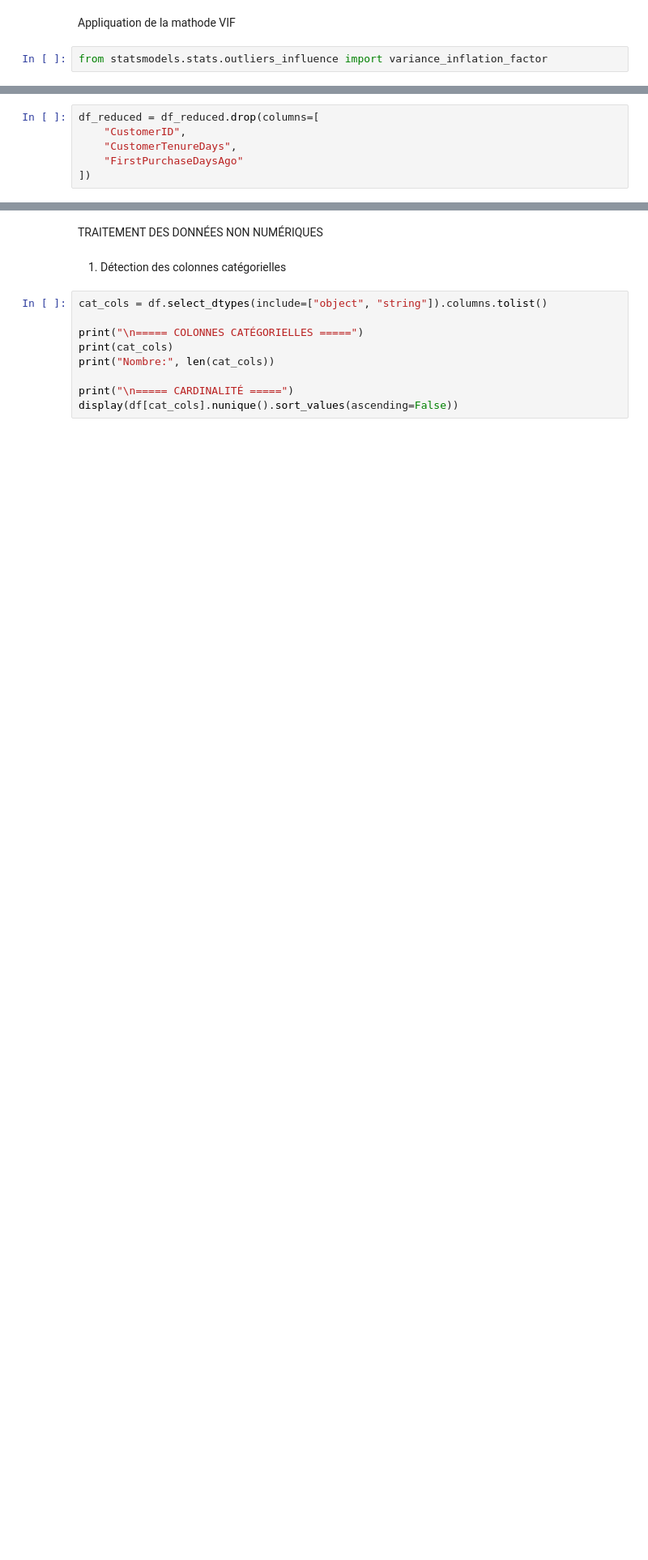
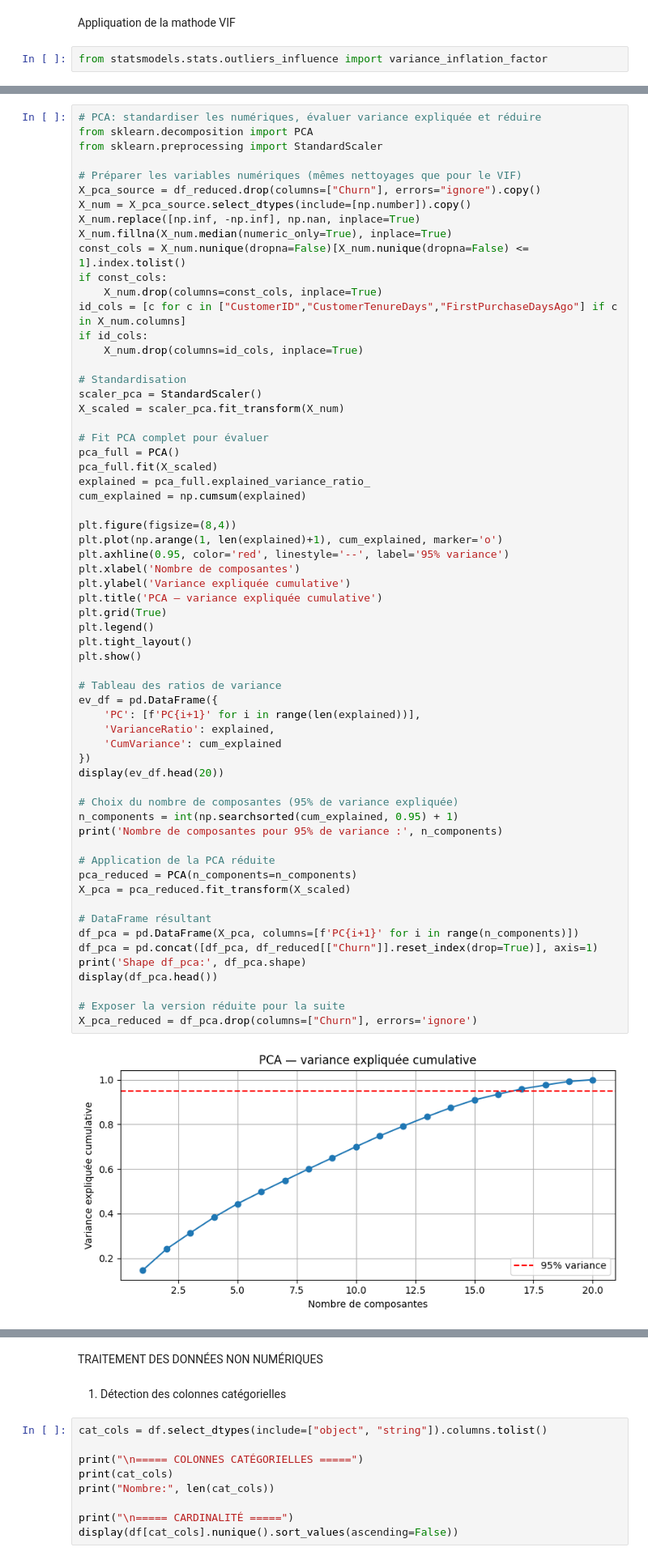
Before and after one commit to MedAyoubBenAyed/projet_ml_retail, a Jupyter notebook: notebooks/01_data_exploration.ipynb, the cells around one changed output, grey strips where cells are left out. Shown at 81% size. Cells and saved outputs as stored; diff of their text form; blank space fills up the shorter version.

```diff
--- a/notebooks/01_data_exploration.ipynb
+++ b/notebooks/01_data_exploration.ipynb
@@ -395,6 +518,0 @@ display(vif_data)
-# %%
-df_reduced = df_reduced.drop(columns=[
-    "CustomerID",
-    "CustomerTenureDays",
-    "FirstPurchaseDaysAgo"
-])
@@ -446,0 +523,64 @@ display(vif_data)
+# %%
+# PCA: standardiser les numériques, évaluer variance expliquée et réduire
+from sklearn.decomposition import PCA
+from sklearn.preprocessing import StandardScaler
+
+# Préparer les variables numériques (mêmes nettoyages que pour le VIF)
+X_pca_source = df_reduced.drop(columns=["Churn"], errors="ignore").copy()
+X_num = X_pca_source.select_dtypes(include=[np.number]).copy()
+X_num.replace([np.inf, -np.inf], np.nan, inplace=True)
+X_num.fillna(X_num.median(numeric_only=True), inplace=True)
+const_cols = X_num.nunique(dropna=False)[X_num.nunique(dropna=False) <= 1].index.tolist()
+if const_cols:
+    X_num.drop(columns=const_cols, inplace=True)
+id_cols = [c for c in ["CustomerID","CustomerTenureDays","FirstPurchaseDaysAgo"] if c in X_num.columns]
+if id_cols:
+    X_num.drop(columns=id_cols, inplace=True)
+
+# Standardisation
+scaler_pca = StandardScaler()
+X_scaled = scaler_pca.fit_transform(X_num)
+
+# Fit PCA complet pour évaluer
+pca_full = PCA()
+pca_full.fit(X_scaled)
+explained = pca_full.explained_variance_ratio_
+cum_explained = np.cumsum(explained)
+
+plt.figure(figsize=(8,4))
+plt.plot(np.arange(1, len(explained)+1), cum_explained, marker='o')
+plt.axhline(0.95, color='red', linestyle='--', label='95% variance')
+plt.xlabel('Nombre de composantes')
+plt.ylabel('Variance expliquée cumulative')
+plt.title('PCA — variance expliquée cumulative')
+plt.grid(True)
+plt.legend()
+plt.tight_layout()
+plt.show()
+
+# Tableau des ratios de variance
+ev_df = pd.DataFrame({
+    'PC': [f'PC{i+1}' for i in range(len(explained))],
+    'VarianceRatio': explained,
+    'CumVariance': cum_explained
+})
+display(ev_df.head(20))
+
+# Choix du nombre de composantes (95% de variance expliquée)
+n_components = int(np.searchsorted(cum_explained, 0.95) + 1)
+print('Nombre de composantes pour 95% de variance :', n_components)
+
+# Application de la PCA réduite
+pca_reduced = PCA(n_components=n_components)
+X_pca = pca_reduced.fit_transform(X_scaled)
+
+# DataFrame résultant
+df_pca = pd.DataFrame(X_pca, columns=[f'PC{i+1}' for i in range(n_components)])
+df_pca = pd.concat([df_pca, df_reduced[["Churn"]].reset_index(drop=True)], axis=1)
+print('Shape df_pca:', df_pca.shape)
+display(df_pca.head())
+
+# Exposer la version réduite pour la suite
+X_pca_reduced = df_pca.drop(columns=["Churn"], errors='ignore')
+# %% [output]
+[figure, added]
```
Also changed, not shown: parts of 5 cells of this notebook, 17 other files.
